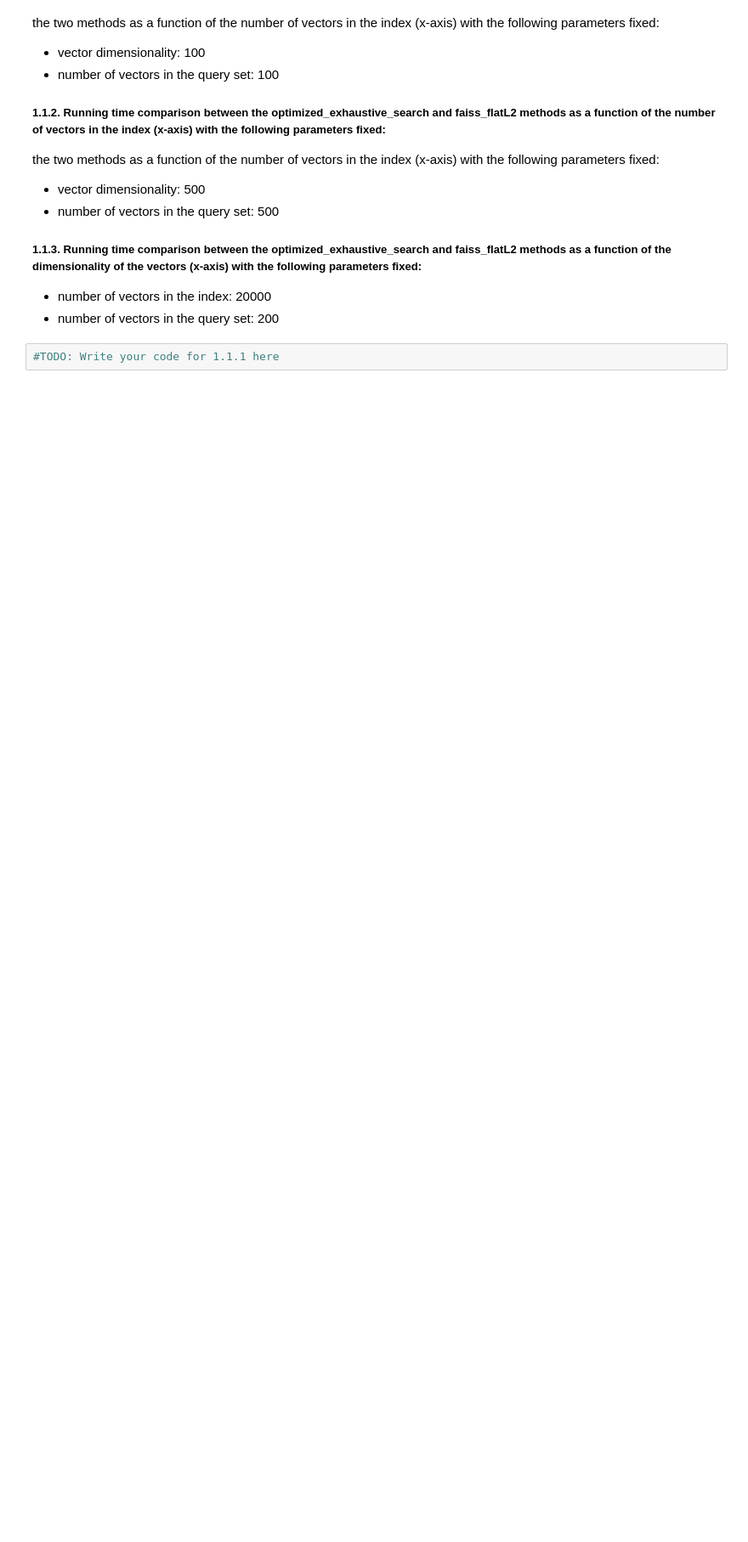
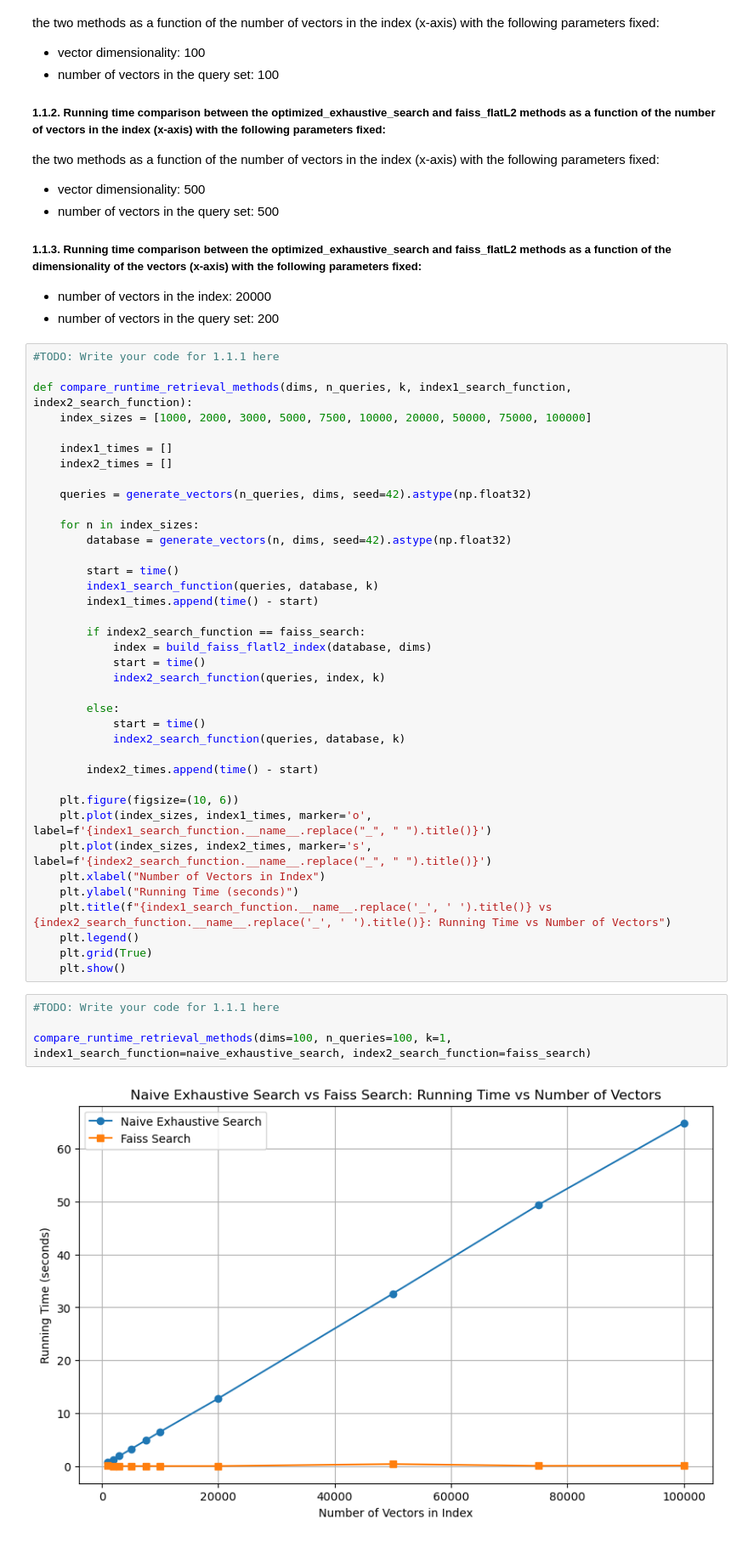
Before and after one commit to zakcory/data-eng-lab, a Jupyter notebook: HW1/Part 1.ipynb, the cells around one changed output. Shown at 85% size. Saved outputs shown, nothing was run; the diff lists cells and outputs as text; blank space fills up the shorter version.

```diff
--- a/HW1/Part 1.ipynb
+++ b/HW1/Part 1.ipynb
@@ -161,5 +161,47 @@ Make sure that when you submit the notebook, the plots are generated (namely the
 * number of vectors in the query set: 200
 # %%
 #TODO: Write your code for 1.1.1 here
+
+def compare_runtime_retrieval_methods(dims, n_queries, k, index1_search_function, index2_search_function):
+    index_sizes = [1000, 2000, 3000, 5000, 7500, 10000, 20000, 50000, 75000, 100000]
+
+    index1_times = []
+    index2_times = []
+
+    queries = generate_vectors(n_queries, dims, seed=42).astype(np.float32)
+
+    for n in index_sizes:
+        database = generate_vectors(n, dims, seed=42).astype(np.float32)
+
+        start = time()
+        index1_search_function(queries, database, k)
+        index1_times.append(time() - start)
+
+        if index2_search_function == faiss_search:
+            index = build_faiss_flatl2_index(database, dims)
+            start = time()
+            index2_search_function(queries, index, k)
+
+        else:
+            start = time()
+            index2_search_function(queries, database, k)
+
+        index2_times.append(time() - start)
+
+    plt.figure(figsize=(10, 6))
+    plt.plot(index_sizes, index1_times, marker='o', label=f'{index1_search_function.__name__.replace("_", " ").title()}')
+    plt.plot(index_sizes, index2_times, marker='s', label=f'{index2_search_function.__name__.replace("_", " ").title()}')
+    plt.xlabel("Number of Vectors in Index")
+    plt.ylabel("Running Time (seconds)")
+    plt.title(f"{index1_search_function.__name__.replace('_', ' ').title()} vs {index2_search_function.__name__.replace('_', ' ').title()}: Running Time vs Number of Vectors")
+    plt.legend()
+    plt.grid(True)
+    plt.show()
+# %%
+#TODO: Write your code for 1.1.1 here
+
+compare_runtime_retrieval_methods(dims=100, n_queries=100, k=1, index1_search_function=naive_exhaustive_search, index2_search_function=faiss_search)
+# %% [output]
+[figure, added]
 # %%
 #TODO: Write your code for 1.1.2 here
```
Also changed, not shown: parts of 10 cells of this notebook.
